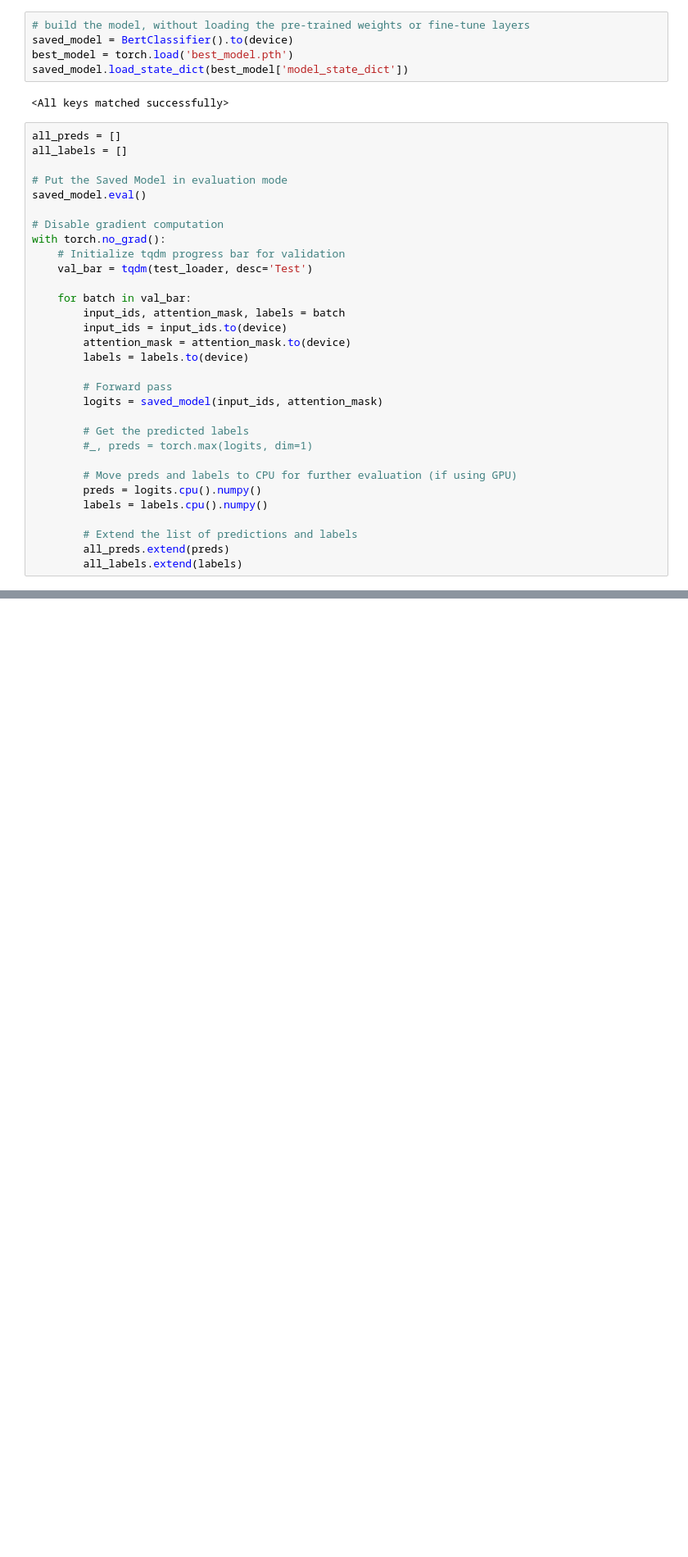
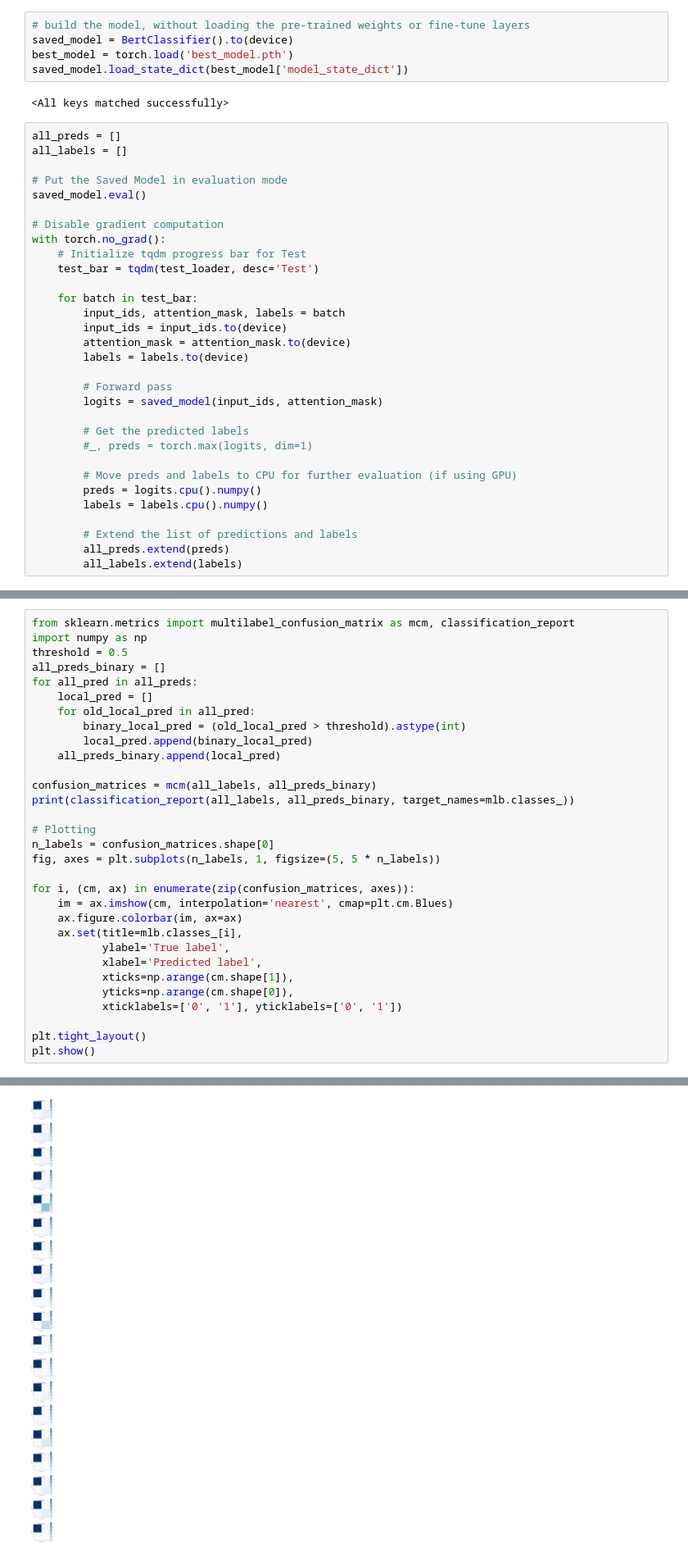
Before and after one commit to RobCTs/NLI_conversational_agent, a Jupyter notebook: dialog-act-prediction/nli-dialog-act-pred.ipynb, the cells around one changed output, grey strips where cells are left out. Shown at 82% size. Drawn from its saved outputs; the diff is of its cells as text; blank space fills up the shorter version.

```diff
--- a/dialog-act-prediction/nli-dialog-act-pred.ipynb
+++ b/dialog-act-prediction/nli-dialog-act-pred.ipynb
@@ -488,10 +517,10 @@ saved_model.eval()
 
 # Disable gradient computation
 with torch.no_grad():
-    # Initialize tqdm progress bar for validation
-    val_bar = tqdm(test_loader, desc='Test')
+    # Initialize tqdm progress bar for Test
+    test_bar = tqdm(test_loader, desc='Test')
 
-    for batch in val_bar:
+    for batch in test_bar:
         input_ids, attention_mask, labels = batch
         input_ids = input_ids.to(device)
         attention_mask = attention_mask.to(device)
@@ -539,0 +542,32 @@ AxisError: axis 1 is out of bounds for array of dimension 1
+# %%
+from sklearn.metrics import multilabel_confusion_matrix as mcm, classification_report
+import numpy as np
+threshold = 0.5
+all_preds_binary = []
+for all_pred in all_preds:
+    local_pred = []
+    for old_local_pred in all_pred:
+        binary_local_pred = (old_local_pred > threshold).astype(int)
+        local_pred.append(binary_local_pred)
+    all_preds_binary.append(local_pred)
+
+confusion_matrices = mcm(all_labels, all_preds_binary)
+print(classification_report(all_labels, all_preds_binary, target_names=mlb.classes_))
+
+# Plotting
+n_labels = confusion_matrices.shape[0]
+fig, axes = plt.subplots(n_labels, 1, figsize=(5, 5 * n_labels))
+
+for i, (cm, ax) in enumerate(zip(confusion_matrices, axes)):
+    im = ax.imshow(cm, interpolation='nearest', cmap=plt.cm.Blues)
+    ax.figure.colorbar(im, ax=ax)
+    ax.set(title=mlb.classes_[i],
+           ylabel='True label',
+           xlabel='Predicted label',
+           xticks=np.arange(cm.shape[1]),
+           yticks=np.arange(cm.shape[0]),
+           xticklabels=['0', '1'], yticklabels=['0', '1'])
+
+plt.tight_layout()
+plt.show()
+# %% [output]
@@ -539,0 +591 @@ AxisError: axis 1 is out of bounds for array of dimension 1
+[figure, added]
```
Also changed, not shown: parts of 15 cells of this notebook.
